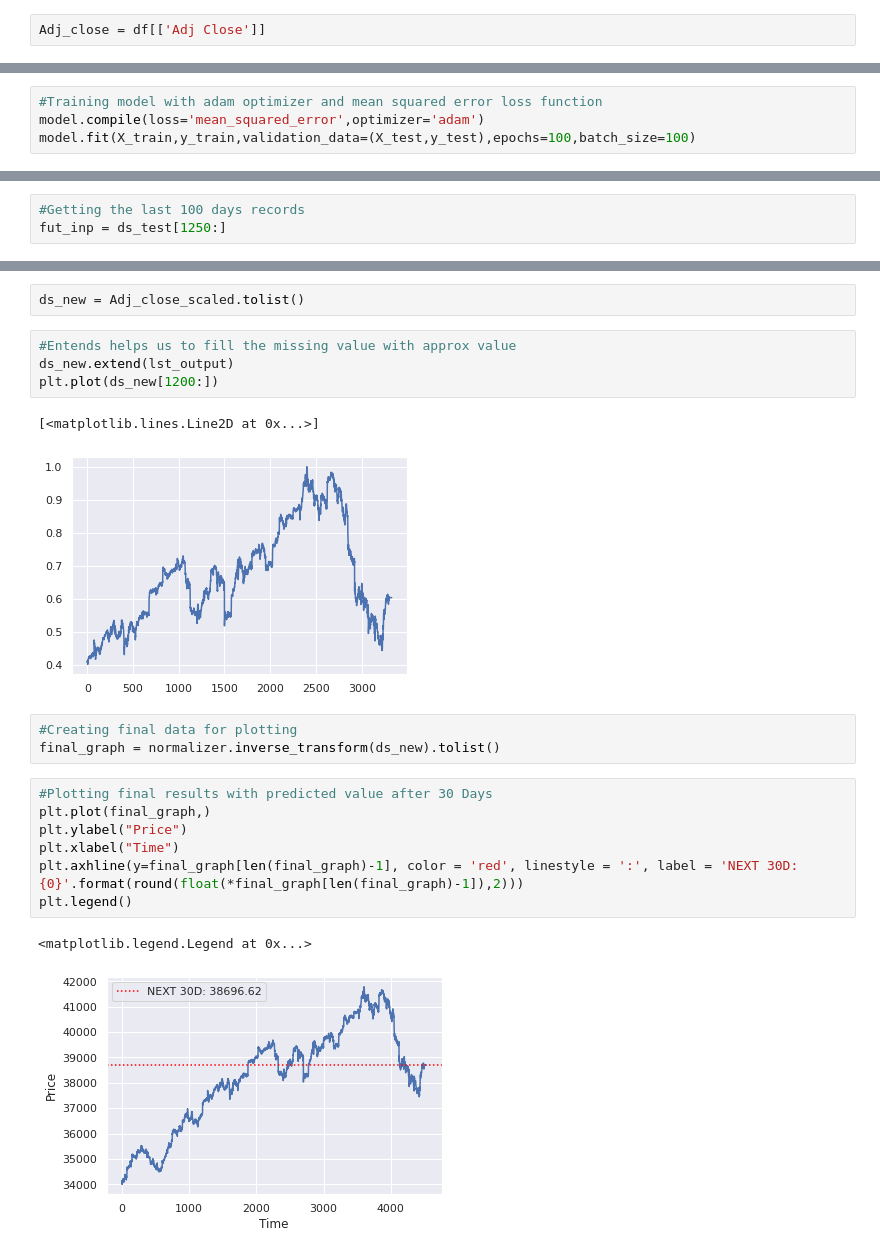
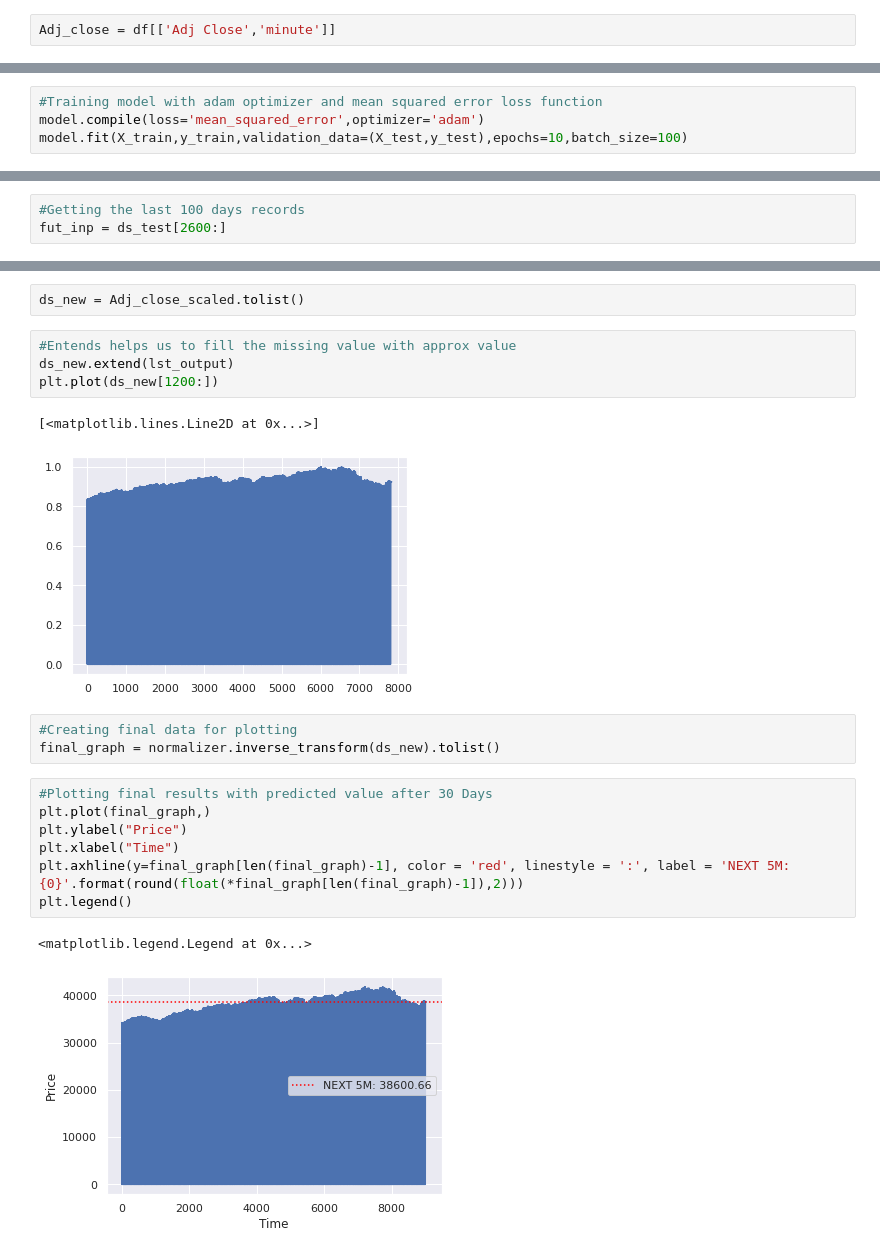
Before and after one commit to sarkar2527/DSAP, a Jupyter notebook: Stock_3_sandy_5Min_prediction.ipynb, the cells around one changed output, grey strips where cells are left out. Drawn from its saved outputs; the diff is of its cells as text.

```diff
--- a/Stock_3_sandy_5Min_prediction.ipynb
+++ b/Stock_3_sandy_5Min_prediction.ipynb
@@ -501,5 +509,5 @@ df.head()
 # %%
-Adj_close = df[['Adj Close']]
+Adj_close = df[['Adj Close','minute']]
 # %%
 Adj_close.plot()
 # %% [output]
@@ -575,5 +583,5 @@ _________________________________________________________________
 # %%
 #Training model with adam optimizer and mean squared error loss function
 model.compile(loss='mean_squared_error',optimizer='adam')
-model.fit(X_train,y_train,validation_data=(X_test,y_test),epochs=100,batch_size=100)
+model.fit(X_train,y_train,validation_data=(X_test,y_test),epochs=10,batch_size=100)
 # %% [output]
@@ -638,6 +652,6 @@ len(ds_test)
 # %%
 #Getting the last 100 days records
-fut_inp = ds_test[1250:]
+fut_inp = ds_test[2600:]
 # %%
 tmp_inp = list(fut_inp)
 # %%
@@ -687,17 +701,17 @@ ds_new.extend(lst_output)
 plt.plot(ds_new[1200:])
 # %% [output]
 [<matplotlib.lines.Line2D at 0x...>]
-[figure, old version]
+[figure, new version]
 # %%
 #Creating final data for plotting
 final_graph = normalizer.inverse_transform(ds_new).tolist()
 # %%
 #Plotting final results with predicted value after 30 Days
 plt.plot(final_graph,)
 plt.ylabel("Price")
 plt.xlabel("Time")
-plt.axhline(y=final_graph[len(final_graph)-1], color = 'red', linestyle = ':', label = 'NEXT 30D: {0}'.format(round(float(*final_graph[len(final_graph)-1]),2)))
+plt.axhline(y=final_graph[len(final_graph)-1], color = 'red', linestyle = ':', label = 'NEXT 5M: {0}'.format(round(float(*final_graph[len(final_graph)-1]),2)))
 plt.legend()
 # %% [output]
 <matplotlib.legend.Legend at 0x...>
-[figure, old version]
+[figure, new version]
```
Also changed, not shown: parts of 19 cells of this notebook.
